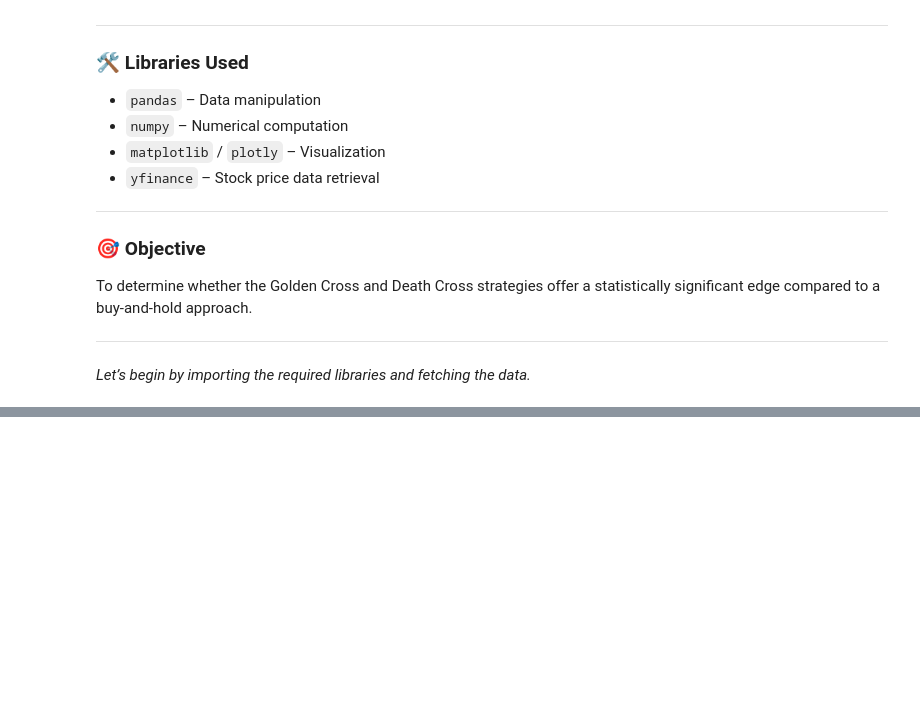
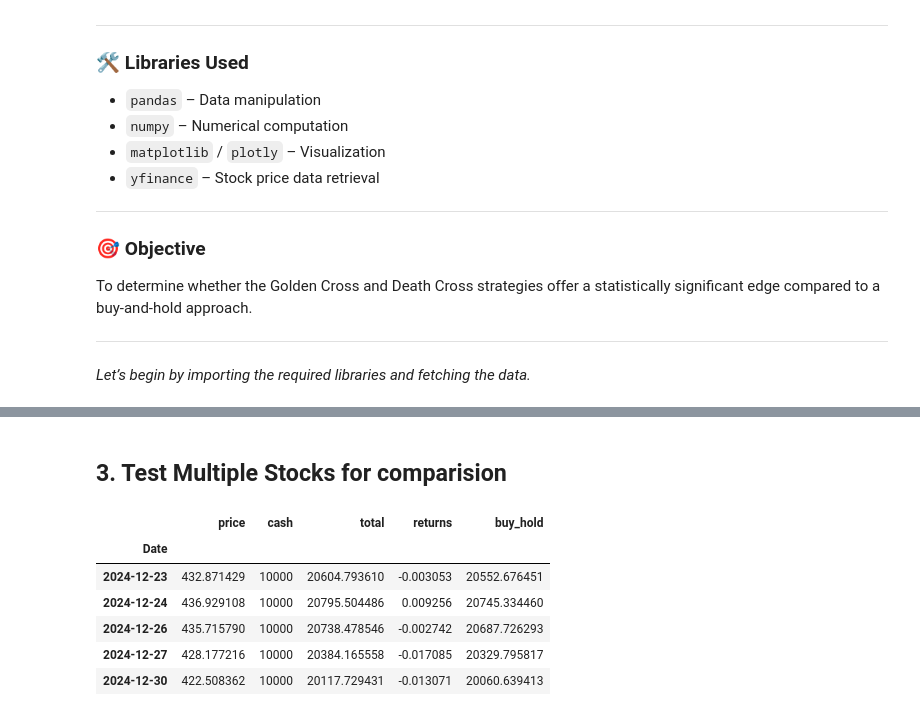
Before and after one commit to KuoLiang-hub/golden-cross-evaluation, a Jupyter notebook: Golden_Death_Cross.ipynb.ipynb, the cells around one changed output, grey strips where cells are left out. Cells and saved outputs as stored; diff of their text form; code cells hidden in the pictures; blank space fills up the shorter version.

```diff
--- a/Golden_Death_Cross.ipynb.ipynb
+++ b/Golden_Death_Cross.ipynb.ipynb
@@ -263,0 +279,12 @@ Date
+# %% [markdown]
+## 3. Test Multiple Stocks for comparision
+# %%
+portfolio.tail()
+# %% [output]
+|  | price | cash | total | returns | buy_hold |
+| Date |  |  |  |  |  |
+| 2024-12-23 | 432.871429 | 10000 | 20604.793610 | -0.003053 | 20552.676451 |
+| 2024-12-24 | 436.929108 | 10000 | 20795.504486 | 0.009256 | 20745.334460 |
+| 2024-12-26 | 435.715790 | 10000 | 20738.478546 | -0.002742 | 20687.726293 |
+| 2024-12-27 | 428.177216 | 10000 | 20384.165558 | -0.017085 | 20329.795817 |
+| 2024-12-30 | 422.508362 | 10000 | 20117.729431 | -0.013071 | 20060.639413 |
```
Also changed, not shown: parts of 11 cells of this notebook, 4 other files.
